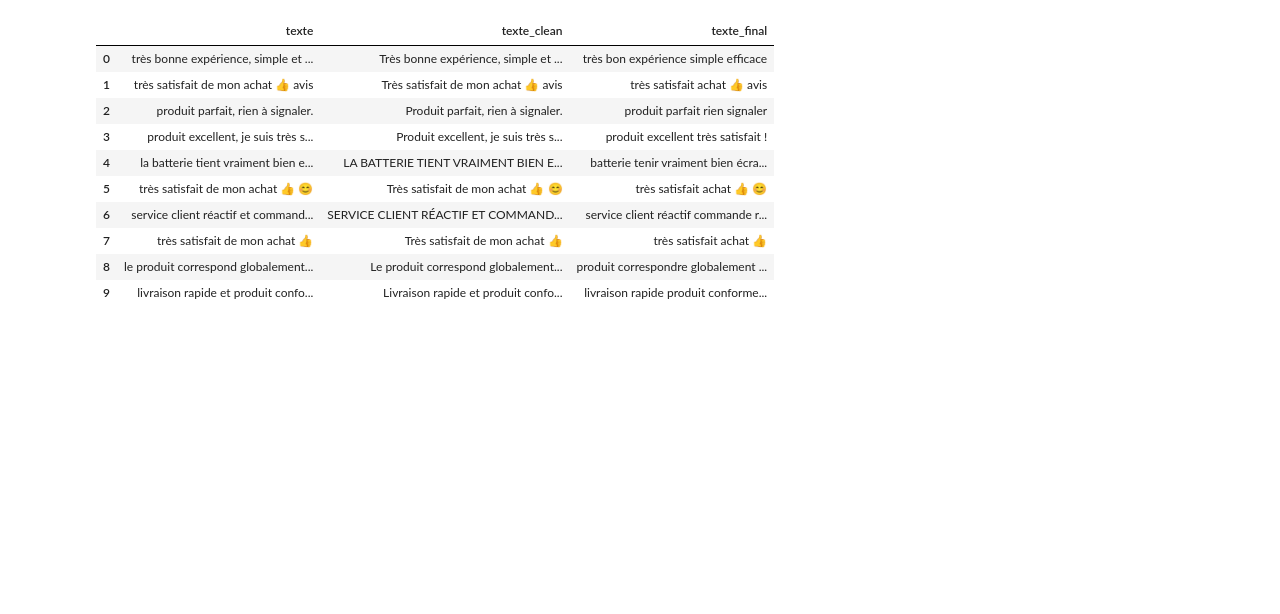
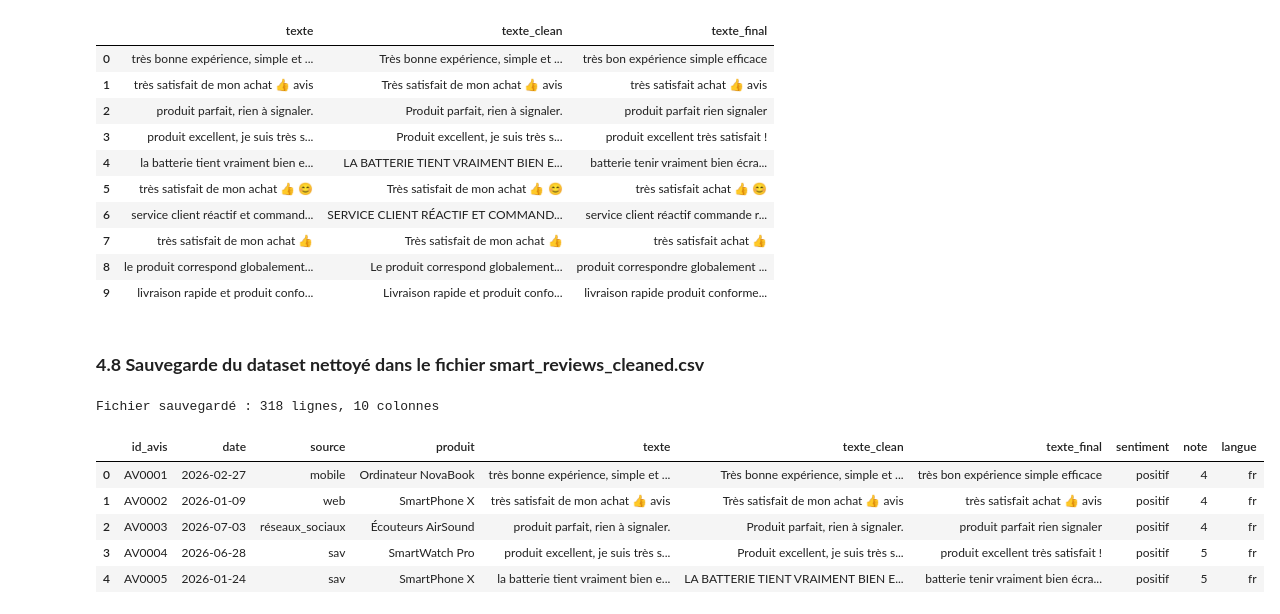
Before and after one commit to Alassanee/atelier_prepa_donnees_textuelles, a Jupyter notebook: notebooks/atelier_prepa_donnees_textuelles.ipynb, the cells around one changed output. Drawn from its saved outputs; the diff is of its cells as text; code cells hidden in the pictures; blank space fills up the shorter version.

Commit message:
exportation du fichier nettoter

```diff
--- a/notebooks/atelier_prepa_donnees_textuelles.ipynb
+++ b/notebooks/atelier_prepa_donnees_textuelles.ipynb
@@ -792,3 +792,5 @@ corpus[['texte', 'texte_clean', 'texte_final']].head(10)
 | 7 | très satisfait de mon achat 👍 | Très satisfait de mon achat 👍 | très satisfait achat 👍 |
 | 8 | le produit correspond globalement... | Le produit correspond globalement... | produit correspondre globalement ... |
 | 9 | livraison rapide et produit confo... | Livraison rapide et produit confo... | livraison rapide produit conforme... |
+# %% [markdown]
+### **4.8 Sauvegarde du dataset nettoyé dans le fichier smart_reviews_cleaned.csv**
@@ -794,0 +802,13 @@ corpus[['texte', 'texte_clean', 'texte_final']].head(10)
+# %%
+# Vérification : on relit le fichier sauvegardé
+verif = pd.read_csv("../data/smart_reviews_cleaned.csv")
+print(f"Fichier sauvegardé : {verif.shape[0]} lignes, {verif.shape[1]} colonnes")
+verif.head()
+# %% [output]
+Fichier sauvegardé : 318 lignes, 10 colonnes
+|  | id_avis | date | source | produit | texte | texte_clean | texte_final | sentiment | note | langue |
+| 0 | AV0001 | 2026-02-27 | mobile | Ordinateur NovaBook | très bonne expérience, simple et ... | Très bonne expérience, simple et ... | très bon expérience simple efficace | positif | 4 | fr |
+| 1 | AV0002 | 2026-01-09 | web | SmartPhone X | très satisfait de mon achat 👍 avis | Très satisfait de mon achat 👍 avis | très satisfait achat 👍 avis | positif | 4 | fr |
+| 2 | AV0003 | 2026-07-03 | réseaux_sociaux | Écouteurs AirSound | produit parfait, rien à signaler. | Produit parfait, rien à signaler. | produit parfait rien signaler | positif | 4 | fr |
+| 3 | AV0004 | 2026-06-28 | sav | SmartWatch Pro | produit excellent, je suis très s... | Produit excellent, je suis très s... | produit excellent très satisfait ! | positif | 5 | fr |
+| 4 | AV0005 | 2026-01-24 | sav | SmartPhone X | la batterie tient vraiment bien e... | LA BATTERIE TIENT VRAIMENT BIEN E... | batterie tenir vraiment bien écra... | positif | 5 | fr |
```
Also changed, not shown: parts of 1 cell of this notebook, 1 other file.
